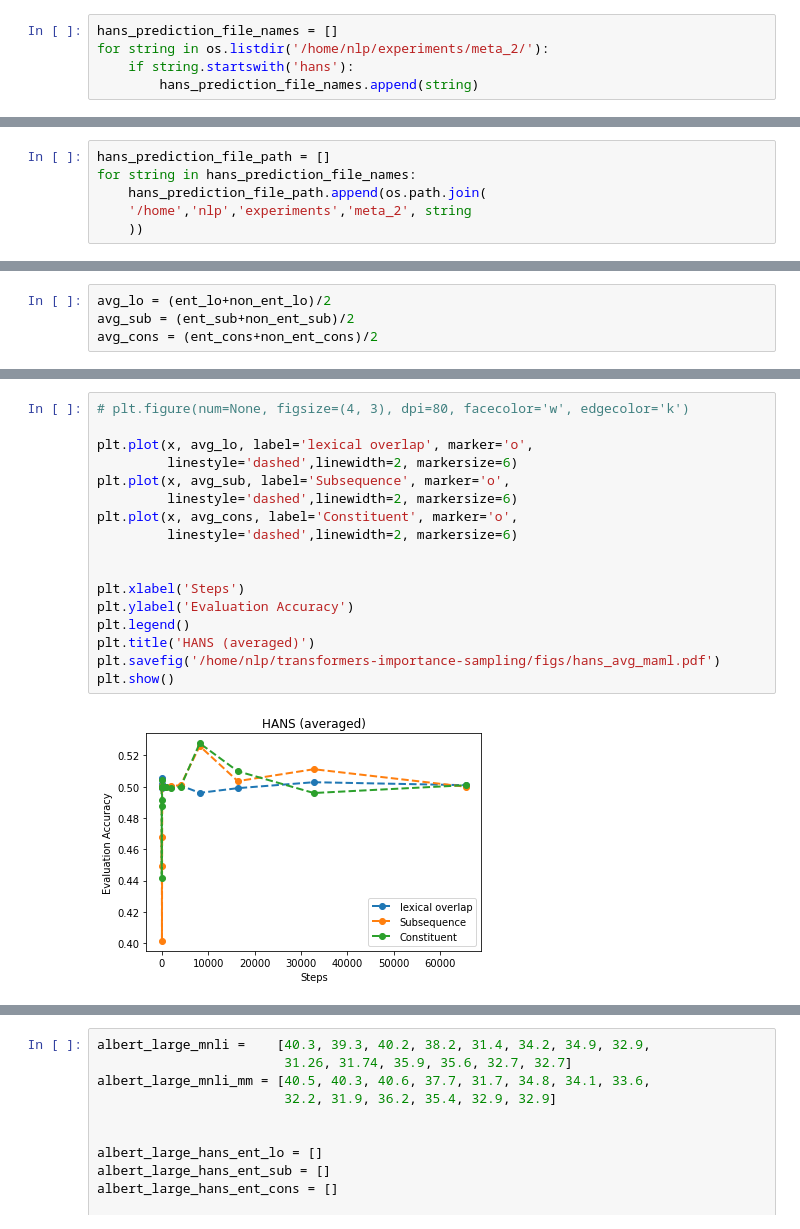
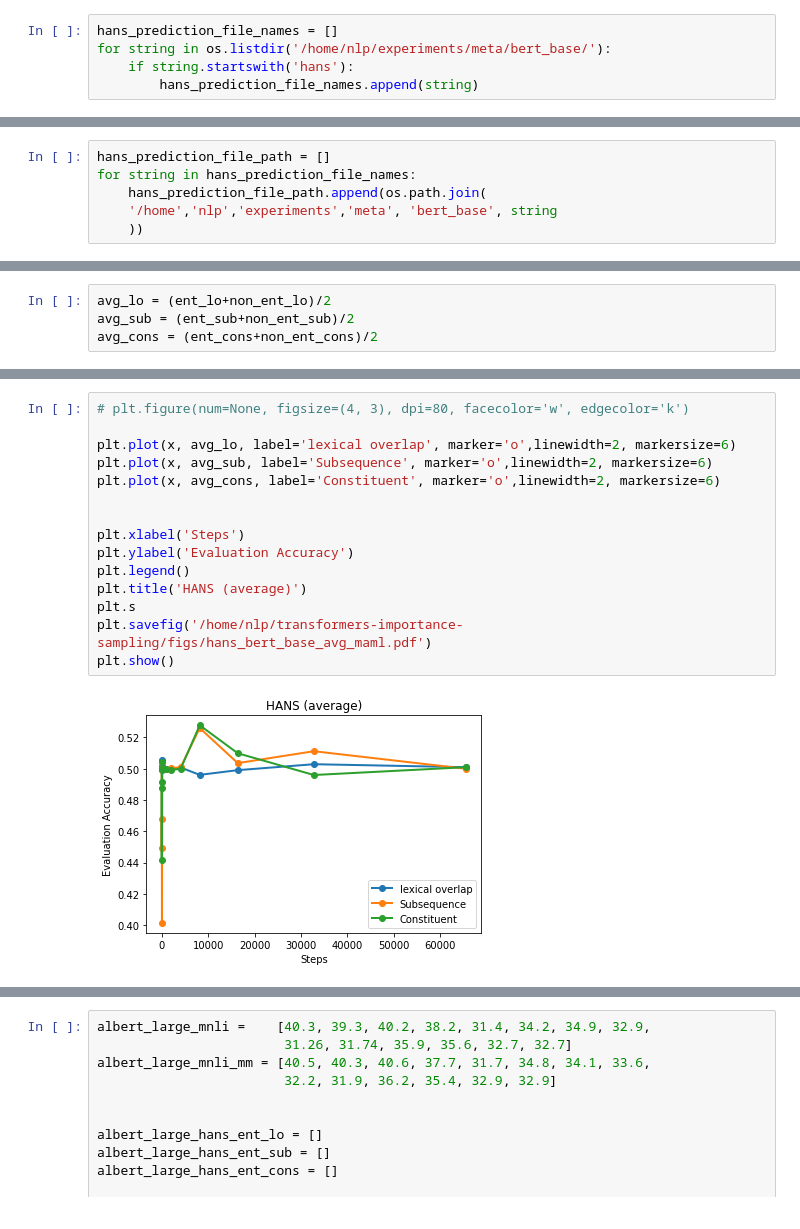
Before and after one commit to prajjwal1/generalize_lm_nli, a Jupyter notebook: nbs/graph_plots_paper.ipynb, the cells around one changed output, grey strips where cells are left out. Saved outputs shown, nothing was run; the diff lists cells and outputs as text.

```diff
--- a/nbs/graph_plots_paper.ipynb
+++ b/nbs/graph_plots_paper.ipynb
@@ -607,7 +645,7 @@ plt.show()
 [figure]
 # %%
 hans_prediction_file_names = []
-for string in os.listdir('/home/nlp/experiments/meta_2/'):
+for string in os.listdir('/home/nlp/experiments/meta/bert_base/'):
     if string.startswith('hans'):
         hans_prediction_file_names.append(string)
 # %%
@@ -624,7 +662,7 @@ hans_prediction_file_names.sort(key=natural_keys)
 hans_prediction_file_path = []
 for string in hans_prediction_file_names:
     hans_prediction_file_path.append(os.path.join(
-    '/home','nlp','experiments','meta_2', string
+    '/home','nlp','experiments','meta', 'bert_base', string
     ))
 # %%
 hans_evaluation_set_file_path = os.path.join('/home', 'nlp', 'data', 'glue_data', 'hans',
@@ -713,20 +751,18 @@ plt.show()
 # %%
 # plt.figure(num=None, figsize=(4, 3), dpi=80, facecolor='w', edgecolor='k')
 
-plt.plot(x, avg_lo, label='lexical overlap', marker='o',
-         linestyle='dashed',linewidth=2, markersize=6)
-plt.plot(x, avg_sub, label='Subsequence', marker='o',
-         linestyle='dashed',linewidth=2, markersize=6)
-plt.plot(x, avg_cons, label='Constituent', marker='o',
-         linestyle='dashed',linewidth=2, markersize=6)
+plt.plot(x, avg_lo, label='lexical overlap', marker='o',linewidth=2, markersize=6)
+plt.plot(x, avg_sub, label='Subsequence', marker='o',linewidth=2, markersize=6)
+plt.plot(x, avg_cons, label='Constituent', marker='o',linewidth=2, markersize=6)
 
 
 plt.xlabel('Steps')
 plt.ylabel('Evaluation Accuracy')
 plt.legend()
-plt.title('HANS (averaged)')
-plt.savefig('/home/nlp/transformers-importance-sampling/figs/hans_avg_maml.pdf')
+plt.title('HANS (average)')
+plt.s
+plt.savefig('/home/nlp/transformers-importance-sampling/figs/hans_bert_base_avg_maml.pdf')
 plt.show()
 # %% [output]
-[figure, old version]
+[figure, new version]
 # %%
```
Also changed, not shown: parts of 65 cells of this notebook, 15 other files.
